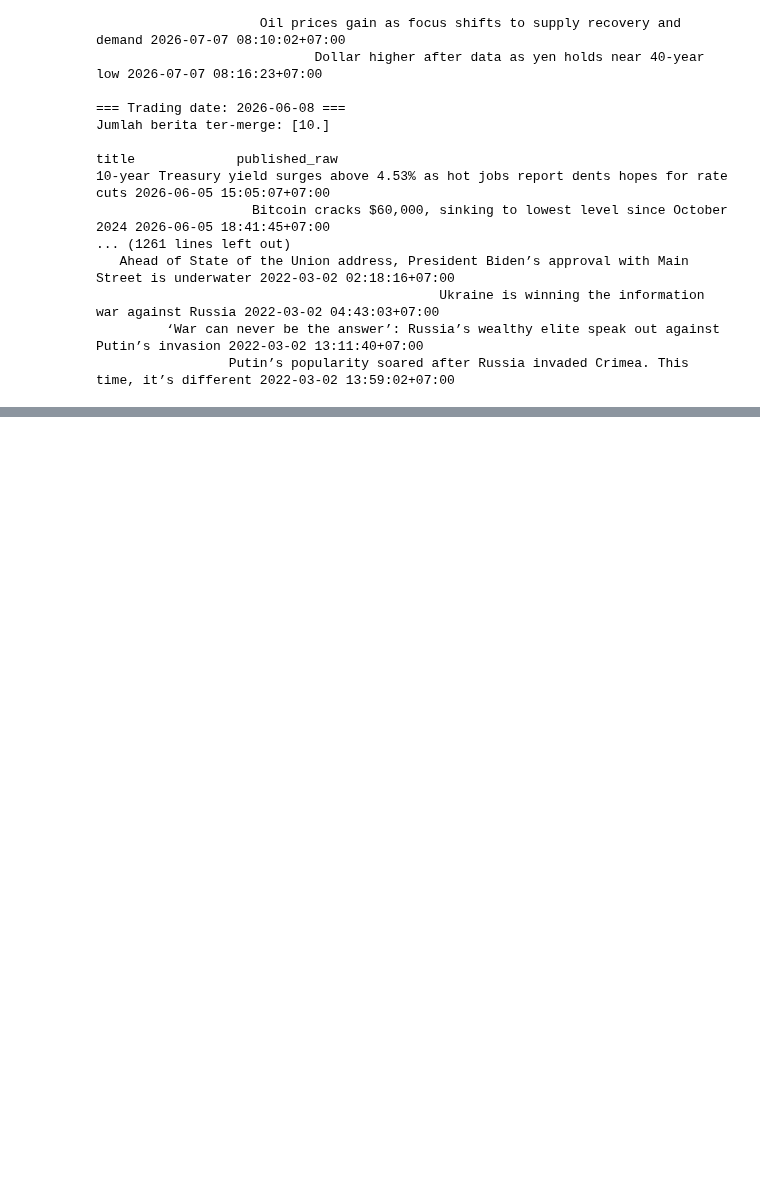
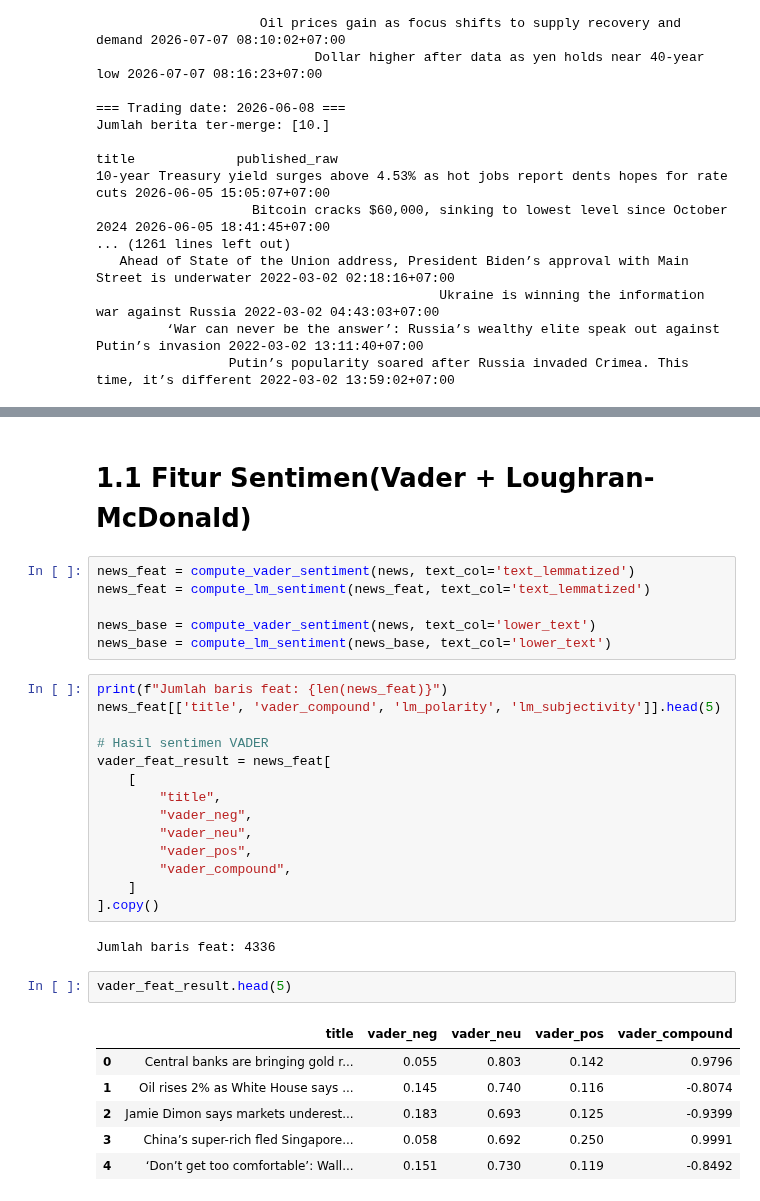
Before and after one commit to farsyaant/nlpproject-grestercinta, a Jupyter notebook: src/final.ipynb, the cells around one changed output, grey strips where cells are left out. Cells and saved outputs as stored; diff of their text form; blank space fills up the shorter version.

```diff
--- a/src/final.ipynb
+++ b/src/final.ipynb
@@ -696,0 +834,33 @@ Jumlah berita ter-merge: [10.]
+# %% [markdown]
+# 1.1 Fitur Sentimen(Vader + Loughran-McDonald)
+# %%
+news_feat = compute_vader_sentiment(news, text_col='text_lemmatized')
+news_feat = compute_lm_sentiment(news_feat, text_col='text_lemmatized')
+
+news_base = compute_vader_sentiment(news, text_col='lower_text')
+news_base = compute_lm_sentiment(news_base, text_col='lower_text')
+# %%
+print(f"Jumlah baris feat: {len(news_feat)}")
+news_feat[['title', 'vader_compound', 'lm_polarity', 'lm_subjectivity']].head(5)
+
+# Hasil sentimen VADER
+vader_feat_result = news_feat[
+    [
+        "title",
+        "vader_neg",
+        "vader_neu",
+        "vader_pos",
+        "vader_compound",
+    ]
+].copy()
+# %% [output]
+Jumlah baris feat: 4336
+# %%
+vader_feat_result.head(5)
+# %% [output]
+|  | title | vader_neg | vader_neu | vader_pos | vader_compound |
+| 0 | Central banks are bringing gold r... | 0.055 | 0.803 | 0.142 | 0.9796 |
+| 1 | Oil rises 2% as White House says ... | 0.145 | 0.740 | 0.116 | -0.8074 |
+| 2 | Jamie Dimon says markets underest... | 0.183 | 0.693 | 0.125 | -0.9399 |
+| 3 | China’s super-rich fled Singapore... | 0.058 | 0.692 | 0.250 | 0.9991 |
+| 4 | ‘Don’t get too comfortable’: Wall... | 0.151 | 0.730 | 0.119 | -0.8492 |
```
Also changed, not shown: parts of 22 cells of this notebook.
